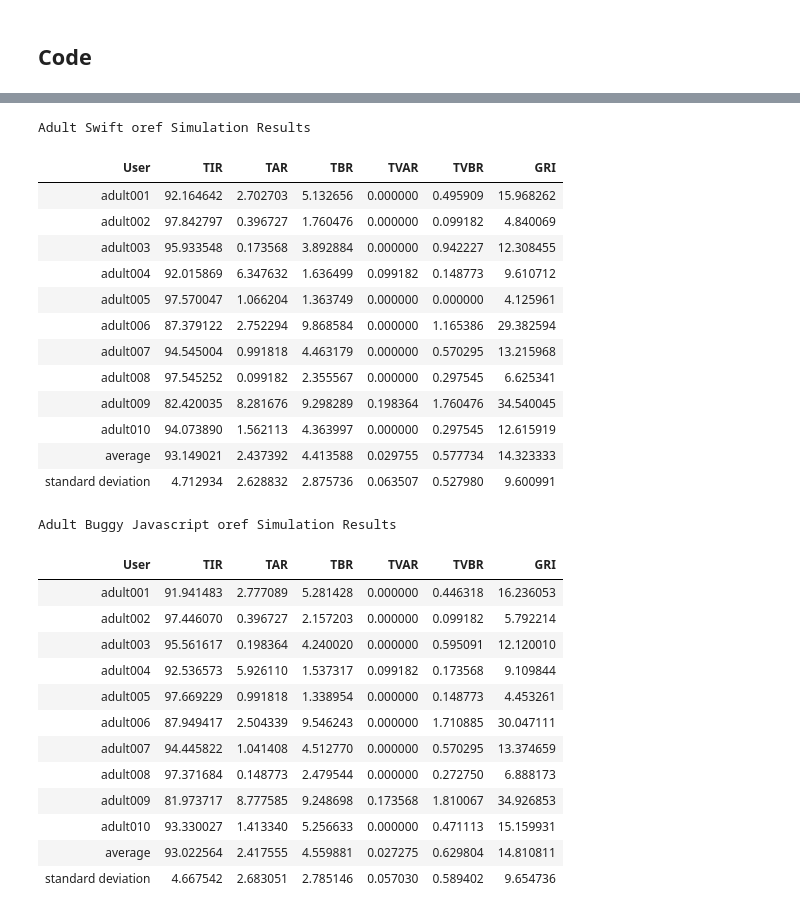
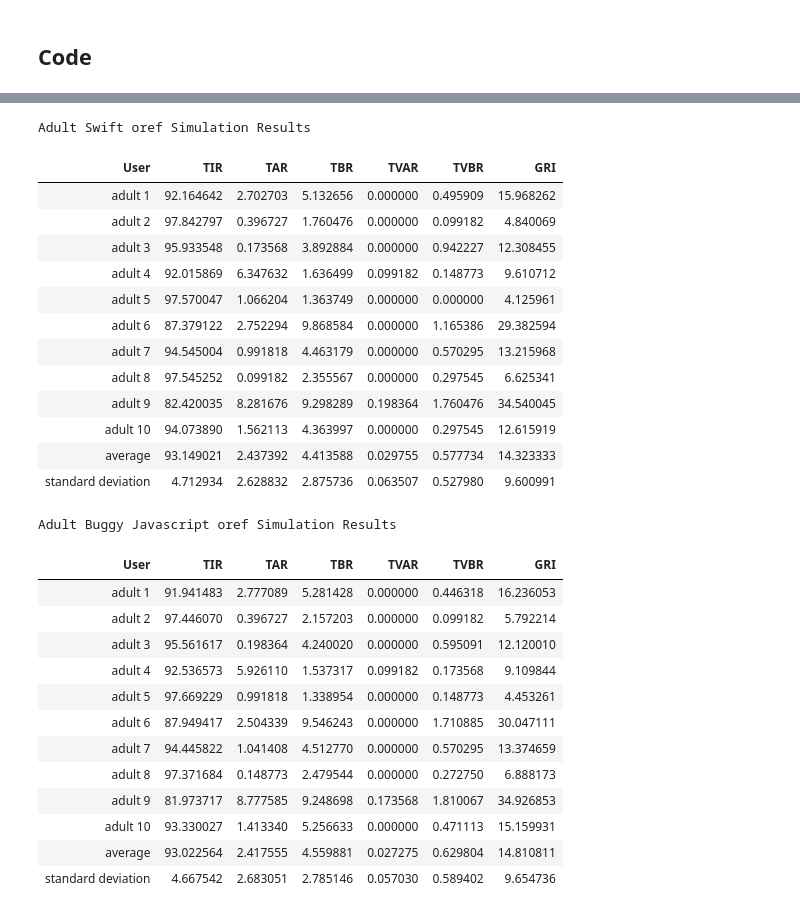
Before and after one commit to tscreven/AIDFramework, a Jupyter notebook: in_silico_simulation_analysis.ipynb, the cells around one changed output, grey strips where cells are left out. Drawn from its saved outputs; the diff is of its cells as text; code cells hidden in the pictures.

```diff
--- a/in_silico_simulation_analysis.ipynb
+++ b/in_silico_simulation_analysis.ipynb
@@ -34,9 +34,13 @@ import numpy as np
 import pandas as pd
 # %%
 children = [f"child{n}" for n in ["001","002","003","004","005","006","007","008","009","010"]]
+children_display = [f"child {n}" for n in range(1, 11)]
 adolescents = [f"adolescent{n}" for n in ["001","002","003","004","005","006","007","008","009","010"]]
+adolescents_display = [f"adolescent {n}" for n in range(1, 11)]
 adults = [f"adult{n}" for n in ["001","002","003","004","005","006","007","008","009","010"]]
+adults_display = [f"adult {n}" for n in range(1, 11)]
 all_users = children + adolescents + adults
+all_users_display = children_display + adolescents_display + adults_display
 
 results_folder = "simglucoseResults"
 # %%
@@ -66,13 +70,13 @@ def user_results(user:str, alg:str):
     glucose = pd.read_csv(path)['CGM'].to_list()
     return glucose_stats(glucose)
 
-def age_group_results(group:list, alg:str):
+def age_group_results(group:list, user_display:list, alg:str):
     results = {"User":[], "TIR":[], "TAR":[], "TBR":[], "TVAR":[],
                      "TVBR":[], "GRI":[]}
 
-    for user in group:
-        tir, tar, tbr, tvar, tvbr, gri = user_results(user, alg)
-        results["User"].append(user)
+    for i in range(len(group)):
+        tir, tar, tbr, tvar, tvbr, gri = user_results(group[i], alg)
+        results["User"].append(user_display[i])
         results["TIR"].append(tir)
         results["TAR"].append(tar)
         results["TBR"].append(tbr)
@@ -166,39 +170,39 @@ Adolescent Buggy Javascript oref Simulation Results
 | standard deviation | 11.965777 | 11.785865 | 1.456605 | 2.138150 | 0.315945 | 13.580378 |
 # %%
 print('Adult Swift oref Simulation Results')
-df = pd.DataFrame.from_dict(age_group_results(adults, 'swift'))
+df = pd.DataFrame.from_dict(age_group_results(adults, adults_display, 'swift'))
 display(df.style.hide())
 
 print('Adult Buggy Javascript oref Simulation Results')
-df = pd.DataFrame.from_dict(age_group_results(adults, 'jsbug'))
+df = pd.DataFrame.from_dict(age_group_results(adults, adults_display, 'jsbug'))
 display(df.style.hide())
 # %% [output]
 Adult Swift oref Simulation Results
 | User | TIR | TAR | TBR | TVAR | TVBR | GRI |
-| adult001 | 92.164642 | 2.702703 | 5.132656 | 0.000000 | 0.495909 | 15.968262 |
-| adult002 | 97.842797 | 0.396727 | 1.760476 | 0.000000 | 0.099182 | 4.840069 |
-| adult003 | 95.933548 | 0.173568 | 3.892884 | 0.000000 | 0.942227 | 12.308455 |
-| adult004 | 92.015869 | 6.347632 | 1.636499 | 0.099182 | 0.148773 | 9.610712 |
-| adult005 | 97.570047 | 1.066204 | 1.363749 | 0.000000 | 0.000000 | 4.125961 |
-| adult006 | 87.379122 | 2.752294 | 9.868584 | 0.000000 | 1.165386 | 29.382594 |
-| adult007 | 94.545004 | 0.991818 | 4.463179 | 0.000000 | 0.570295 | 13.215968 |
-| adult008 | 97.545252 | 0.099182 | 2.355567 | 0.000000 | 0.297545 | 6.625341 |
-| adult009 | 82.420035 | 8.281676 | 9.298289 | 0.198364 | 1.760476 | 34.540045 |
-| adult010 | 94.073890 | 1.562113 | 4.363997 | 0.000000 | 0.297545 | 12.615919 |
+| adult 1 | 92.164642 | 2.702703 | 5.132656 | 0.000000 | 0.495909 | 15.968262 |
+| adult 2 | 97.842797 | 0.396727 | 1.760476 | 0.000000 | 0.099182 | 4.840069 |
+| adult 3 | 95.933548 | 0.173568 | 3.892884 | 0.000000 | 0.942227 | 12.308455 |
+| adult 4 | 92.015869 | 6.347632 | 1.636499 | 0.099182 | 0.148773 | 9.610712 |
+| adult 5 | 97.570047 | 1.066204 | 1.363749 | 0.000000 | 0.000000 | 4.125961 |
+| adult 6 | 87.379122 | 2.752294 | 9.868584 | 0.000000 | 1.165386 | 29.382594 |
+| adult 7 | 94.545004 | 0.991818 | 4.463179 | 0.000000 | 0.570295 | 13.215968 |
+| adult 8 | 97.545252 | 0.099182 | 2.355567 | 0.000000 | 0.297545 | 6.625341 |
+| adult 9 | 82.420035 | 8.281676 | 9.298289 | 0.198364 | 1.760476 | 34.540045 |
+| adult 10 | 94.073890 | 1.562113 | 4.363997 | 0.000000 | 0.297545 | 12.615919 |
 | average | 93.149021 | 2.437392 | 4.413588 | 0.029755 | 0.577734 | 14.323333 |
 | standard deviation | 4.712934 | 2.628832 | 2.875736 | 0.063507 | 0.527980 | 9.600991 |
 Adult Buggy Javascript oref Simulation Results
 | User | TIR | TAR | TBR | TVAR | TVBR | GRI |
-| adult001 | 91.941483 | 2.777089 | 5.281428 | 0.000000 | 0.446318 | 16.236053 |
-| adult002 | 97.446070 | 0.396727 | 2.157203 | 0.000000 | 0.099182 | 5.792214 |
-| adult003 | 95.561617 | 0.198364 | 4.240020 | 0.000000 | 0.595091 | 12.120010 |
-| adult004 | 92.536573 | 5.926110 | 1.537317 | 0.099182 | 0.173568 | 9.109844 |
-| adult005 | 97.669229 | 0.991818 | 1.338954 | 0.000000 | 0.148773 | 4.453261 |
-| adult006 | 87.949417 | 2.504339 | 9.546243 | 0.000000 | 1.710885 | 30.047111 |
-| adult007 | 94.445822 | 1.041408 | 4.512770 | 0.000000 | 0.570295 | 13.374659 |
-| adult008 | 97.371684 | 0.148773 | 2.479544 | 0.000000 | 0.272750 | 6.888173 |
-| adult009 | 81.973717 | 8.777585 | 9.248698 | 0.173568 | 1.810067 | 34.926853 |
-| adult010 | 93.330027 | 1.413340 | 5.256633 | 0.000000 | 0.471113 | 15.159931 |
+| adult 1 | 91.941483 | 2.777089 | 5.281428 | 0.000000 | 0.446318 | 16.236053 |
+| adult 2 | 97.446070 | 0.396727 | 2.157203 | 0.000000 | 0.099182 | 5.792214 |
+| adult 3 | 95.561617 | 0.198364 | 4.240020 | 0.000000 | 0.595091 | 12.120010 |
+| adult 4 | 92.536573 | 5.926110 | 1.537317 | 0.099182 | 0.173568 | 9.109844 |
+| adult 5 | 97.669229 | 0.991818 | 1.338954 | 0.000000 | 0.148773 | 4.453261 |
+| adult 6 | 87.949417 | 2.504339 | 9.546243 | 0.000000 | 1.710885 | 30.047111 |
+| adult 7 | 94.445822 | 1.041408 | 4.512770 | 0.000000 | 0.570295 | 13.374659 |
+| adult 8 | 97.371684 | 0.148773 | 2.479544 | 0.000000 | 0.272750 | 6.888173 |
+| adult 9 | 81.973717 | 8.777585 | 9.248698 | 0.173568 | 1.810067 | 34.926853 |
+| adult 10 | 93.330027 | 1.413340 | 5.256633 | 0.000000 | 0.471113 | 15.159931 |
 | average | 93.022564 | 2.417555 | 4.559881 | 0.027275 | 0.629804 | 14.810811 |
 | standard deviation | 4.667542 | 2.683051 | 2.785146 | 0.057030 | 0.589402 | 9.654736 |
 # %%
```
Also changed, not shown: parts of 7 cells of this notebook, 1 other file.
